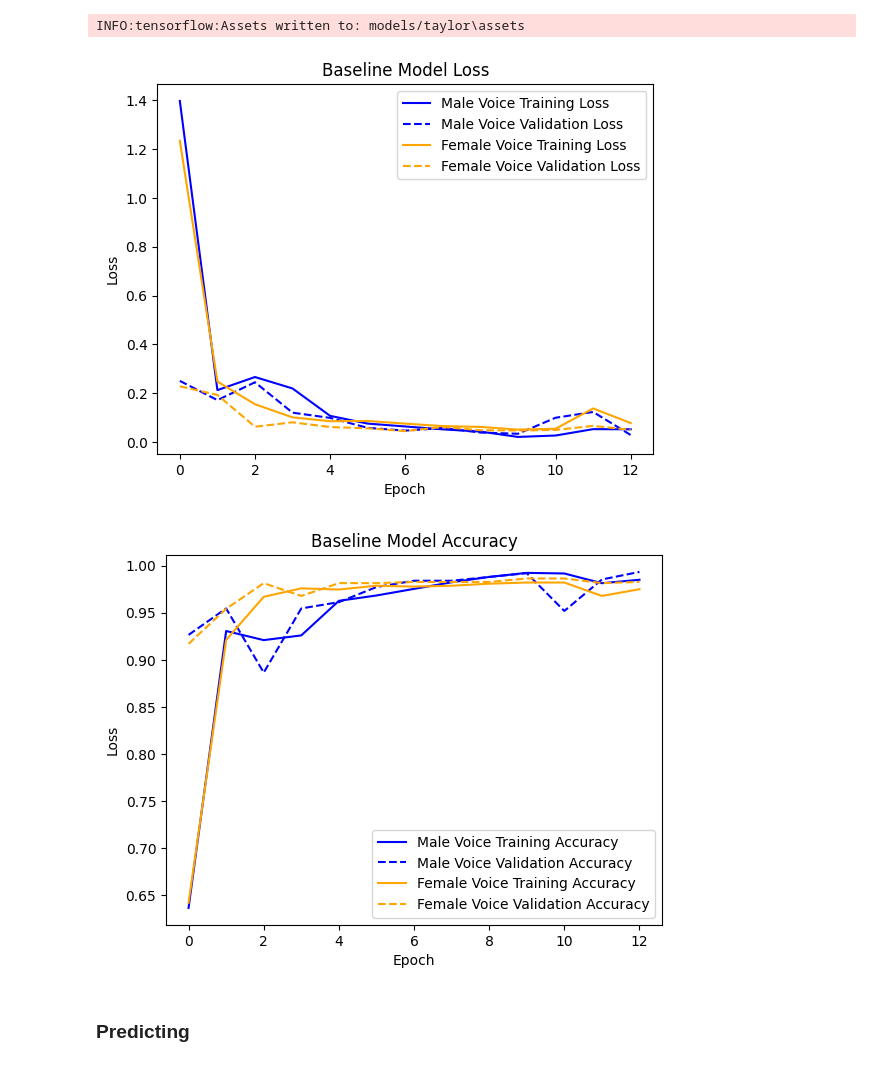
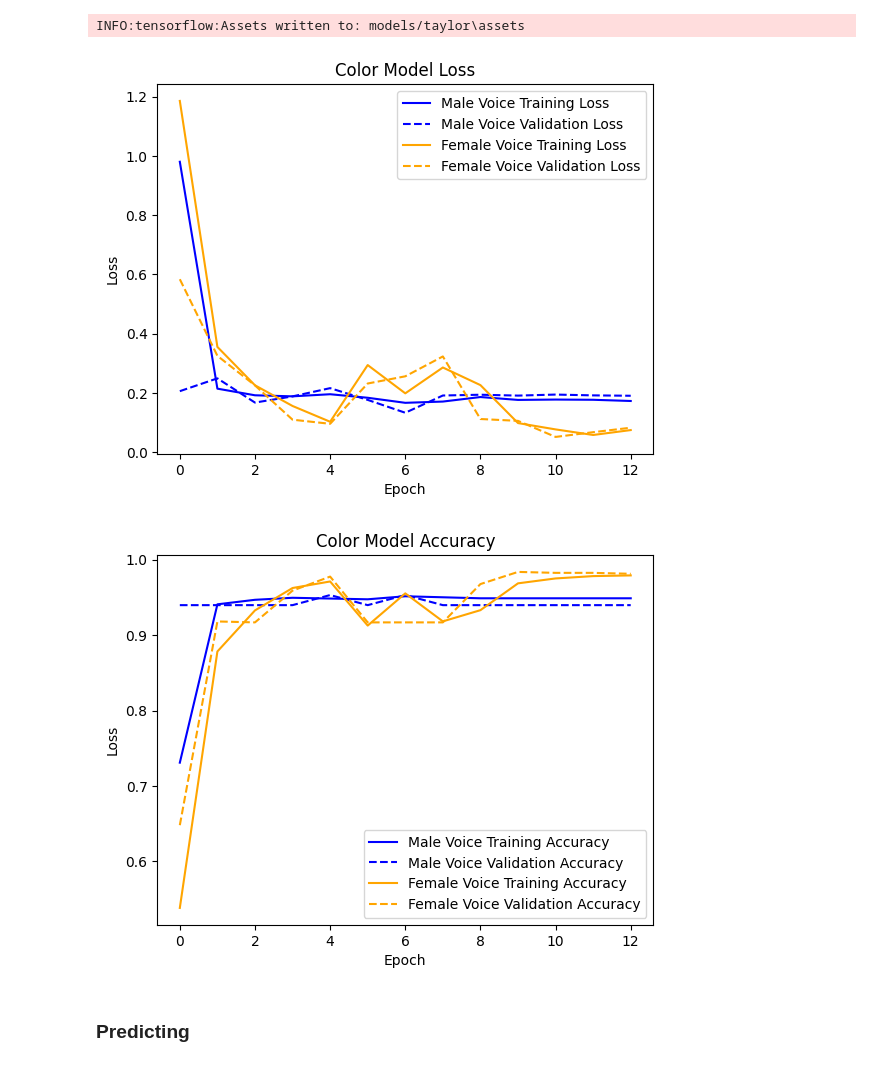
Before and after one commit to Stasieniec/VU-ML-AI-voice, a Jupyter notebook: color.ipynb, the cells around one changed output. Saved outputs shown, nothing was run; the diff lists cells and outputs as text; code cells hidden in the pictures.

```diff
--- a/color.ipynb
+++ b/color.ipynb
@@ -334,38 +344,38 @@ plt.plot(history_taylor.history['loss'], label='Female Voice Training Loss', col
 # Plot validation loss for Model 2
 plt.plot(history_taylor.history['val_loss'], label='Female Voice Validation Loss', linestyle='dashed', color='orange')
 
-plt.title('Baseline Model Loss')
+plt.title('Color Model Loss')
 plt.xlabel('Epoch')
 plt.ylabel('Loss')
 plt.legend()
 plt.show()
 # %% [output]
-[figure, old version]
+[figure, new version]
 # %%
 import matplotlib.pyplot as plt
 
 # Assuming you have two history objects: history1 and history2
 # Replace these with your actual history objects
 
 # Plot training loss for Model 1
 plt.plot(history_obama.history['accuracy'], label='Male Voice Training Accuracy', color='blue')
 
 # Plot validation loss for Model 1
 plt.plot(history_obama.history['val_accuracy'], label='Male Voice Validation Accuracy', linestyle='dashed', color='blue')
 
 # Plot training loss for Model 2
 plt.plot(history_taylor.history['accuracy'], label='Female Voice Training Accuracy', color='orange')
 
 # Plot validation loss for Model 2
 plt.plot(history_taylor.history['val_accuracy'], label='Female Voice Validation Accuracy', linestyle='dashed', color='orange')
 
-plt.title('Baseline Model Accuracy')
+plt.title('Color Model Accuracy')
 plt.xlabel('Epoch')
 plt.ylabel('Loss')
 plt.legend()
 plt.show()
 # %% [output]
-[figure, old version]
+[figure, new version]
 # %% [markdown]
 ### Predicting
 # %%
```
Also changed, not shown: parts of 5 cells of this notebook, 39 other files.
